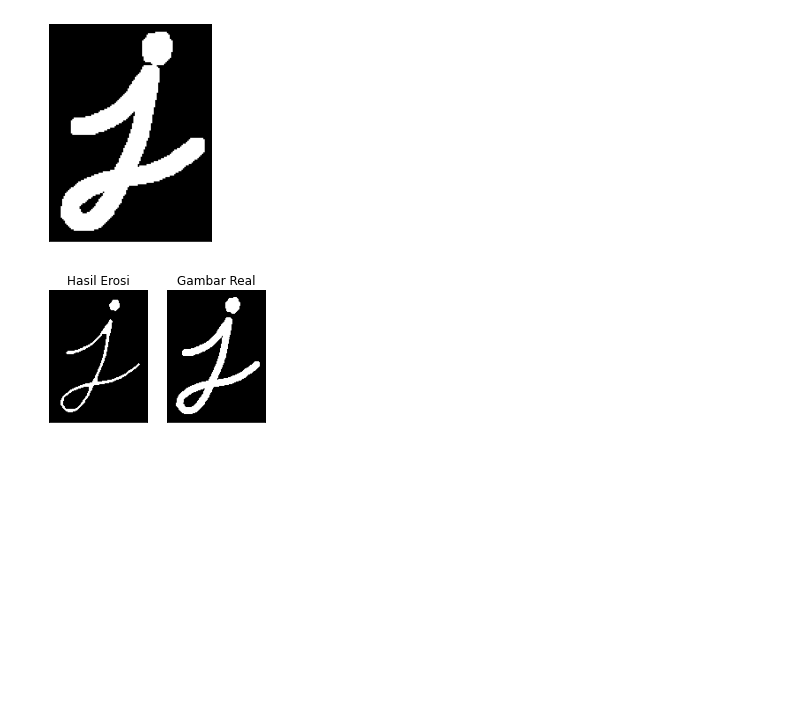
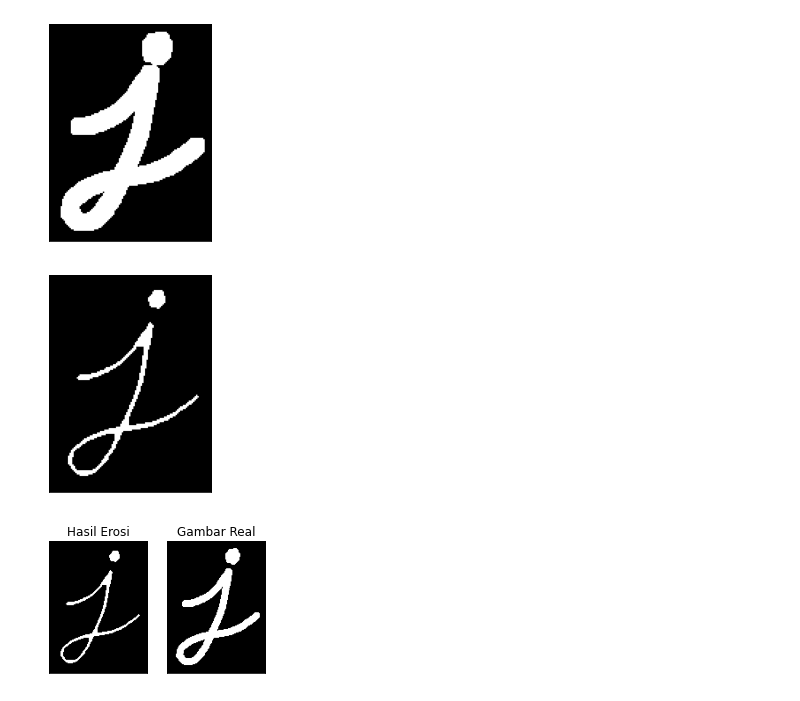
Before and after one commit to pazcalll/PCVK_Genap_2021, a Jupyter notebook: week9.ipynb, the cells around one changed output. Drawn from its saved outputs; the diff is of its cells as text; code cells hidden in the pictures; blank space fills up the shorter version.

```diff
--- a/week9.ipynb
+++ b/week9.ipynb
@@ -38,6 +37,18 @@ plt.xticks([]), plt.yticks([])
 plt.show()
 # %% [output]
 [figure]
+# %%
+# number 4
+from skimage.morphology import erosion
+
+ero_img = img
+struct_ero = disk(1)
+ero_img = erosion(ero_img, selem=kernel)
+plt.imshow(ero_img, cmap='gray')
+plt.xticks([]), plt.yticks([])
+plt.show()
+# %% [output]
+[figure, added]
 # %%
 #number 6
 erosi = cv2.erode(thresh,kernel,iterations = 1)
```
Also changed, not shown: parts of 12 cells of this notebook.
